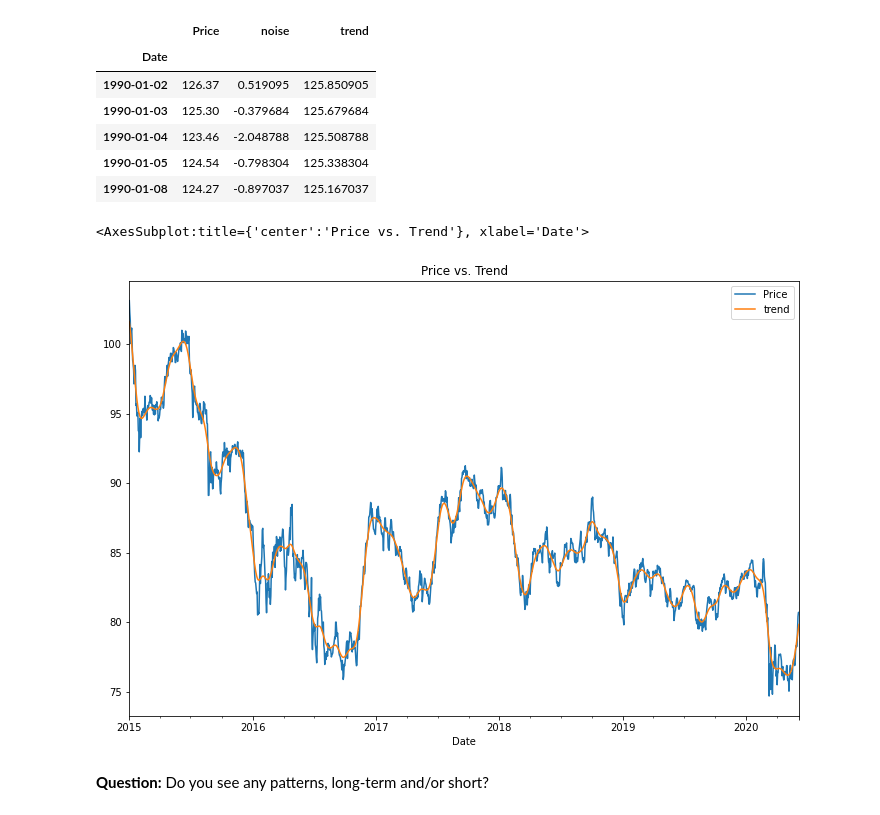
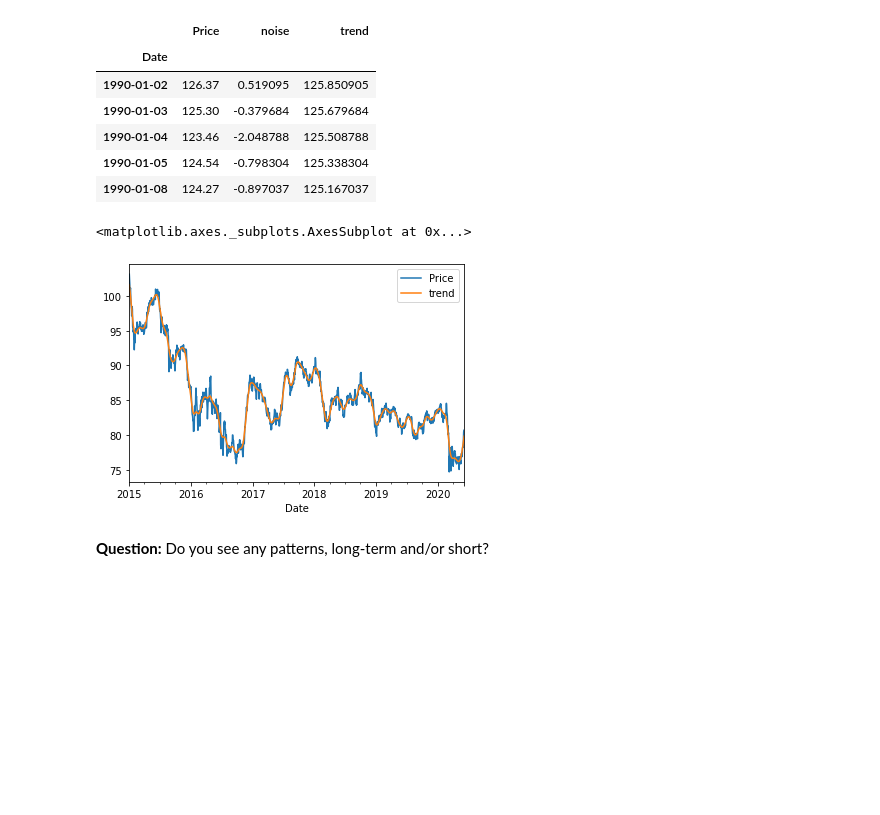
Before and after one commit to aakashsonali/python-homework, a Jupyter notebook: time series/time_series_analysis.ipynb, the cells around one changed output. Saved outputs shown, nothing was run; the diff lists cells and outputs as text; code cells hidden in the pictures; blank space fills up the shorter version.

```diff
--- a/time series/time_series_analysis.ipynb
+++ b/time series/time_series_analysis.ipynb
@@ -65,6 +65,10 @@ ts_noise, ts_trend = sm.tsa.filters.hpfilter(cad_jpy_df['Price'])
 # %%
 # Create a dataframe of just the exchange rate price, and add columns for "noise" and "trend" series from above:
 # YOUR CODE HERE!
+newdf = cad_jpy_df[['Price']].copy()
+newdf['noise'] = ts_noise
+newdf['trend'] = ts_trend
+newdf.head()
 # %% [output]
 |  | Price | noise | trend |
 | Date |  |  |  |
@@ -76,9 +80,13 @@ ts_noise, ts_trend = sm.tsa.filters.hpfilter(cad_jpy_df['Price'])
 # %%
 # Plot the Exchange Rate Price vs. the Trend for 2015 to the present
 # YOUR CODE HERE!
+ptdf= newdf.drop(['noise'], axis= 1)
+ptdf.head()
+ptdf1= ptdf.loc["2015-01-01":, :]
+ptdf1.plot()
 # %% [output]
-<AxesSubplot:title={'center':'Price vs. Trend'}, xlabel='Date'>
+<matplotlib.axes._subplots.AxesSubplot at 0x...>
-[figure, old version]
+[figure, new version]
 # %% [markdown]
 **Question:** Do you see any patterns, long-term and/or short?
 # %% [markdown]
```
Also changed, not shown: parts of 17 cells of this notebook, 8 other files.
